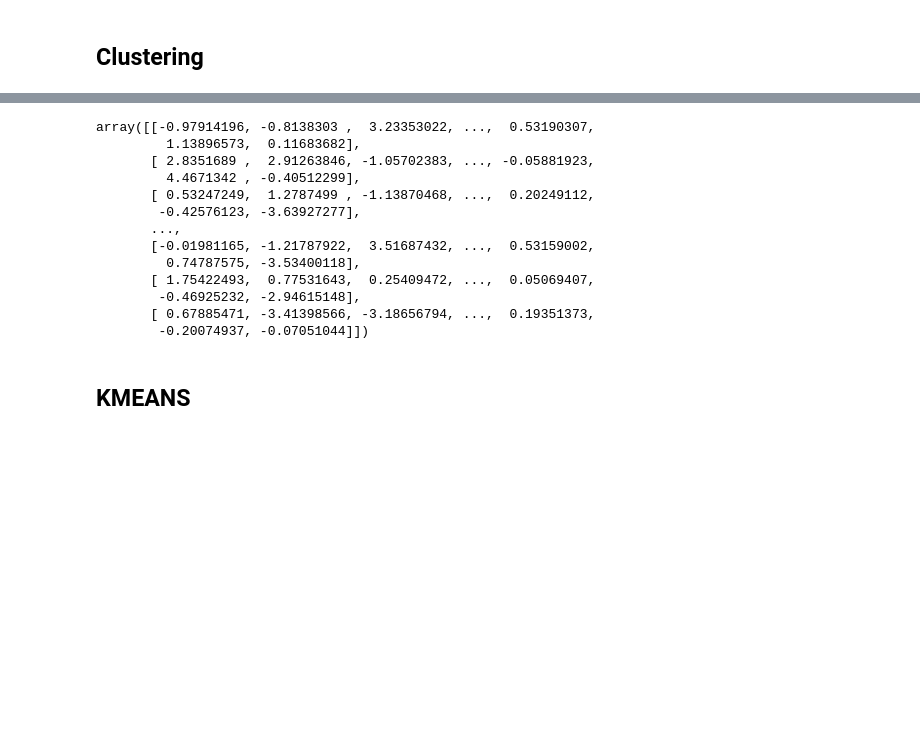
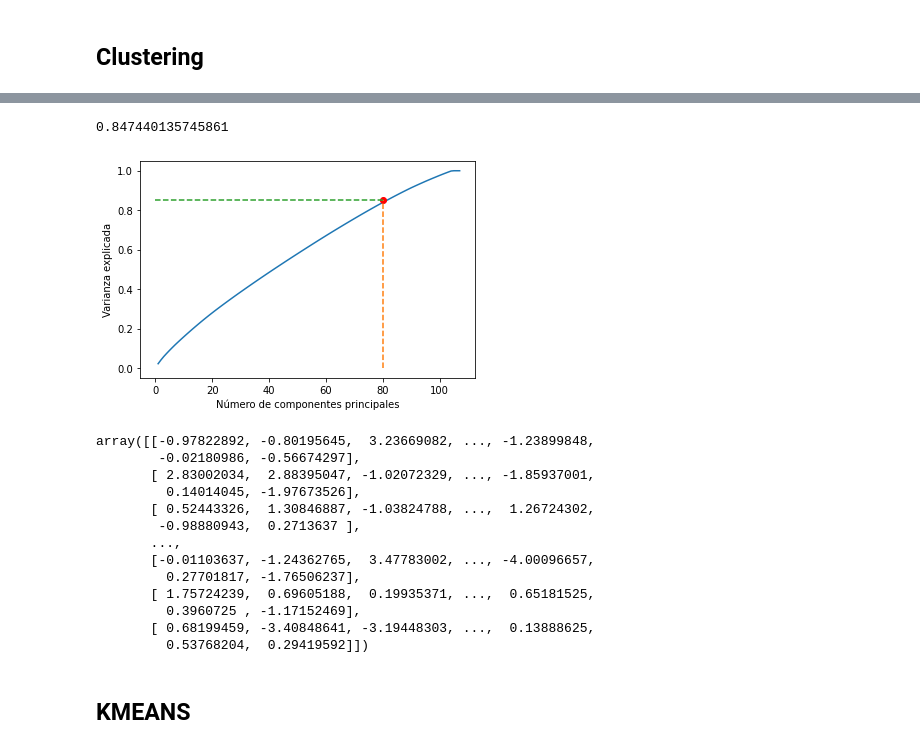
Before and after one commit to IciaCarroBarallobre/AprendizajeNoSupervisado, a Jupyter notebook: Clustering.ipynb, the cells around one changed output, grey strips where cells are left out. Drawn from its saved outputs; the diff is of its cells as text; code cells hidden in the pictures; blank space fills up the shorter version.

```diff
--- a/Clustering.ipynb
+++ b/Clustering.ipynb
@@ -51,6 +68,7 @@ df
 # %%
-if (len(X) < 39):
-  X = df
+X = df
+if (X.shape[1] < 39):
+
   pca = PCA(X.shape[1]-1).fit(X)
   plt.figure(figsize=(6,4))
 
@@ -60,50 +78,52 @@ if (len(X) < 39):
 
 
   plt.plot(xx, yy)
   plt.plot(25,0.87, 'ro')
   plt.plot([25,25],[0.0,0.87], linestyle='--')
   plt.plot([0,25],[.87,0.87], linestyle='--')
 
   plt.xlabel('Número de componentes principales')
   plt.ylabel('Varianza explicada')
 
   X = PCA(24).fit_transform(X)
 
 else:
-  X = df
   pca = PCA(X.shape[1]-1).fit(X)
   plt.figure(figsize=(6,4))
 
   xx = np.arange(1, X.shape[1], step=1)
   yy = np.cumsum(pca.explained_variance_ratio_)
   print(yy[80])
 
 
   plt.plot(xx, yy)
   plt.plot(80,0.85, 'ro')
   plt.plot([80,80],[0.0,0.85], linestyle='--')
   plt.plot([0,80],[.85,0.85], linestyle='--')
 
   plt.xlabel('Número de componentes principales')
   plt.ylabel('Varianza explicada')
 
   X = PCA(80).fit_transform(X)
+# %% [output]
+0.847440135745861
+[figure, added]
 # %%
 X
 # %% [output]
-array([[-0.97914196, -0.8138303 ,  3.23353022, ...,  0.53190307,
-         1.13896573,  0.11683682],
-       [ 2.8351689 ,  2.91263846, -1.05702383, ..., -0.05881923,
-         4.4671342 , -0.40512299],
-       [ 0.53247249,  1.2787499 , -1.13870468, ...,  0.20249112,
-        -0.42576123, -3.63927277],
+array([[-0.97822892, -0.80195645,  3.23669082, ..., -1.23899848,
+        -0.02180986, -0.56674297],
+       [ 2.83002034,  2.88395047, -1.02072329, ..., -1.85937001,
+         0.14014045, -1.97673526],
+       [ 0.52443326,  1.30846887, -1.03824788, ...,  1.26724302,
+        -0.98880943,  0.2713637 ],
        ...,
-       [-0.01981165, -1.21787922,  3.51687432, ...,  0.53159002,
-         0.74787575, -3.53400118],
-       [ 1.75422493,  0.77531643,  0.25409472, ...,  0.05069407,
-        -0.46925232, -2.94615148],
-       [ 0.67885471, -3.41398566, -3.18656794, ...,  0.19351373,
-        -0.20074937, -0.07051044]])
+       [-0.01103637, -1.24362765,  3.47783002, ..., -4.00096657,
+         0.27701817, -1.76506237],
+       [ 1.75724239,  0.69605188,  0.19935371, ...,  0.65181525,
+         0.3960725 , -1.17152469],
+       [ 0.68199459, -3.40848641, -3.19448303, ...,  0.13888625,
+         0.53768204,  0.29419592]])
 # %% [markdown]
 ## KMEANS
 # %%
```
Also changed, not shown: parts of 4 cells of this notebook.
